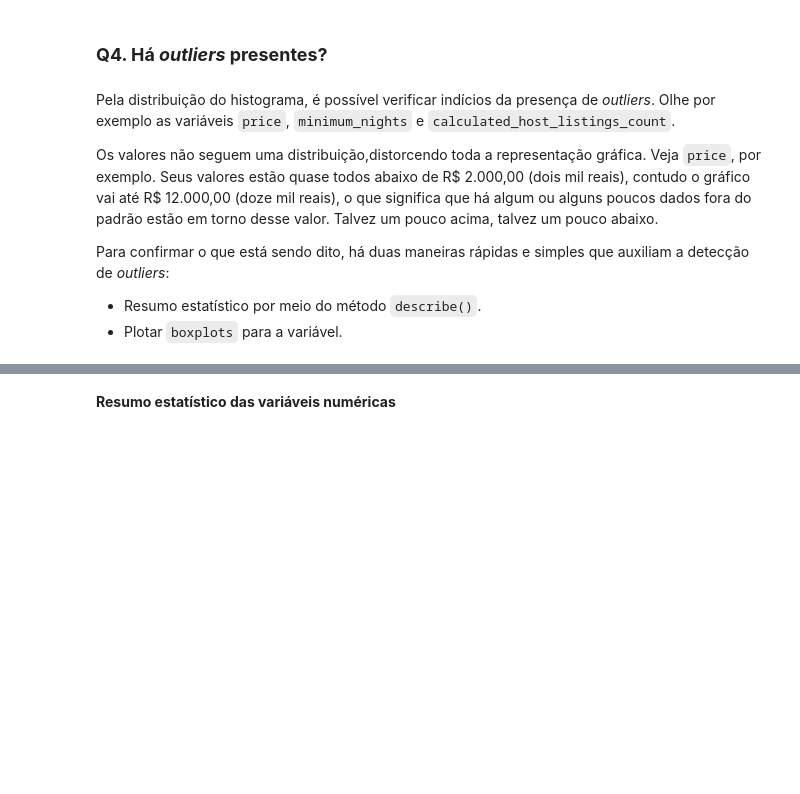
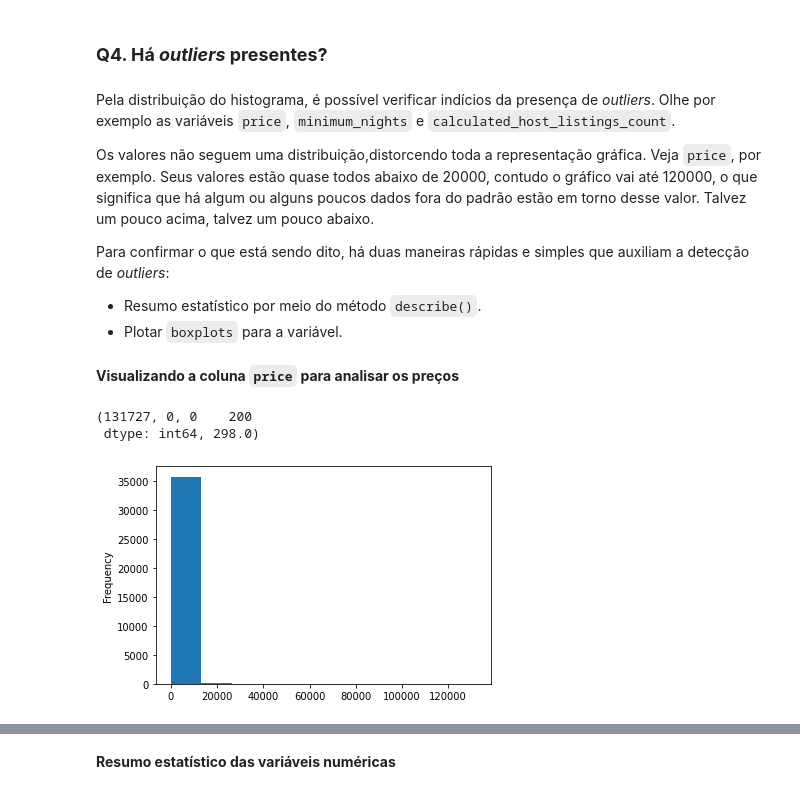
Before and after one commit to amadords/Projetos-Publicos, a Jupyter notebook: Análise_de_Dados_(Airbnb_Rio_de_Janeiro).ipynb, the cells around one changed output, grey strips where cells are left out. Drawn from its saved outputs; the diff is of its cells as text; code cells hidden in the pictures; blank space fills up the shorter version.

```diff
--- a/Análise_de_Dados_(Airbnb_Rio_de_Janeiro).ipynb
+++ b/Análise_de_Dados_(Airbnb_Rio_de_Janeiro).ipynb
@@ -39,6 +39,8 @@ import pandas as pd
 import matplotlib.pyplot as plt
 import seaborn as sns
 
+sns.set_style()
+
 %matplotlib inline
 # %% [markdown]
 ## **Análise dos Dados**
@@ -163,9 +165,20 @@ df.hist(bins=15, figsize=(20,15));
 # %% [markdown]
 Pela distribuição do histograma, é possível verificar indícios da presença de *outliers*. Olhe por exemplo as variáveis `price`, `minimum_nights` e `calculated_host_listings_count`.
 
-Os valores não seguem uma distribuição,distorcendo toda a representação gráfica. Veja `price`, por exemplo. Seus valores estão quase todos abaixo de R\$ 2.000,00 (dois mil reais), contudo o gráfico vai até R\$ 12.000,00 (doze mil reais), o que significa que há algum ou alguns poucos dados fora do padrão estão em torno desse valor. Talvez um pouco acima, talvez um pouco abaixo.
+Os valores não seguem uma distribuição,distorcendo toda a representação gráfica. Veja `price`, por exemplo. Seus valores estão quase todos abaixo de 20000, contudo o gráfico vai até 120000, o que significa que há algum ou alguns poucos dados fora do padrão estão em torno desse valor. Talvez um pouco acima, talvez um pouco abaixo.
 
 Para confirmar o que está sendo dito, há duas maneiras rápidas e simples que auxiliam a detecção de *outliers*:
 
 * Resumo estatístico por meio do método `describe()`.
 * Plotar `boxplots` para a variável.
+# %% [markdown]
+**Visualizando a coluna `price` para analisar os preços**
+# %%
+df.price.max(), df.price.min(), df.price.mode(), df.price.median()
+# %% [output]
+(131727, 0, 0    200
+ dtype: int64, 298.0)
+# %%
+df.price.plot(kind = 'hist');
+# %% [output]
+[figure, added]
```
Also changed, not shown: parts of 6 cells of this notebook.
